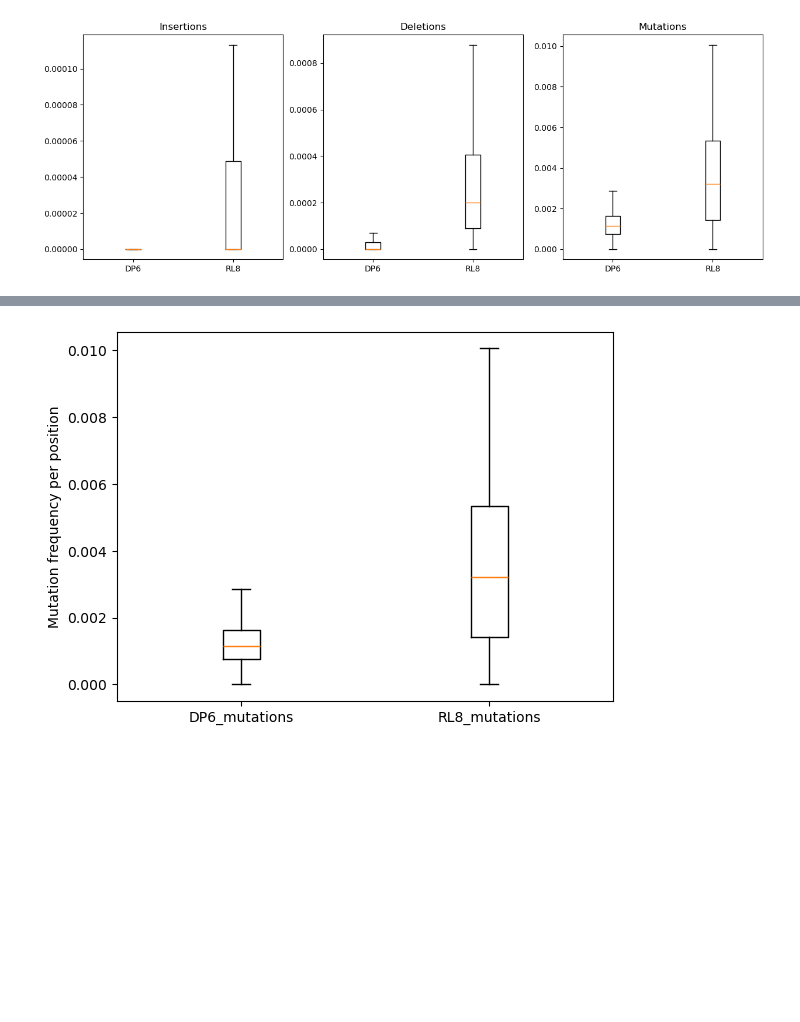
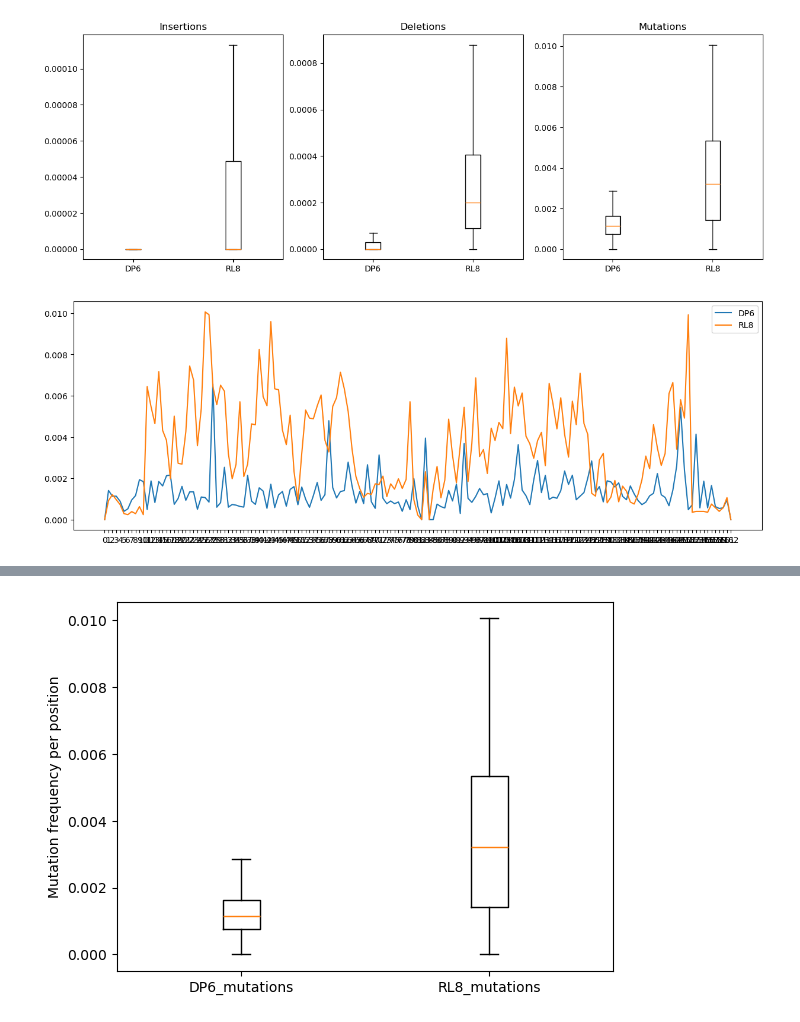
Before and after one commit to AliceHovsepyan/pogo_pance_draft, a Jupyter notebook: DMS_analysis_struct.ipynb, the cells around one changed output, grey strips where cells are left out. Saved outputs shown, nothing was run; the diff lists cells and outputs as text; code cells hidden in the pictures; blank space fills up the shorter version.

```diff
--- a/DMS_analysis_struct.ipynb
+++ b/DMS_analysis_struct.ipynb
@@ -258,11 +275,26 @@ RL8_mutations = RL8_mutations.sum()
 # %%
+DP6_insertions = DP6_indels.loc["insertion",:]
+RL8_insertions = RL8_indels.loc["insertion",:]
+DP6_deletions = DP6_indels.loc["deletion",:]
+RL8_deletions = RL8_indels.loc["deletion",:]
+DP6_muts = DP6_mutations.sum()
+RL8_muts = RL8_mutations.sum()
+
 fig, axes = plt.subplots(1, 3, figsize=(15,5))
 axes[0].boxplot([DP6_insertions, RL8_insertions], tick_labels = ["DP6", "RL8"], showfliers=False)
 axes[0].set_title("Insertions")
 axes[1].boxplot([DP6_deletions, RL8_deletions], tick_labels = ["DP6", "RL8"], showfliers=False)
 axes[1].set_title("Deletions")
-axes[2].boxplot([DP6_mutations, RL8_mutations], tick_labels = ["DP6", "RL8"], showfliers=False)
+axes[2].boxplot([DP6_muts, RL8_muts], tick_labels = ["DP6", "RL8"], showfliers=False)
 axes[2].set_title("Mutations")
 plt.show()
 # %% [output]
 [figure]
+# %%
+plt.figure(figsize=(15,5))
+plt.plot(DP6_muts, label = "DP6")
+plt.plot(RL8_muts, label = "RL8")
+plt.legend()
+plt.show()
+# %% [output]
+[figure, added]
```
Also changed, not shown: parts of 18 cells of this notebook, 6 other files.
